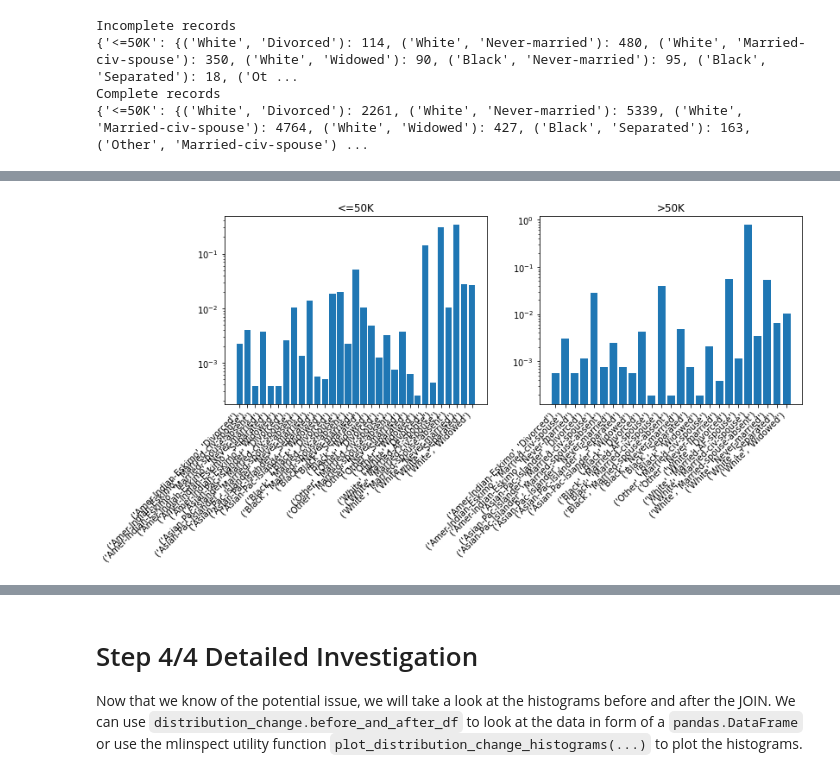
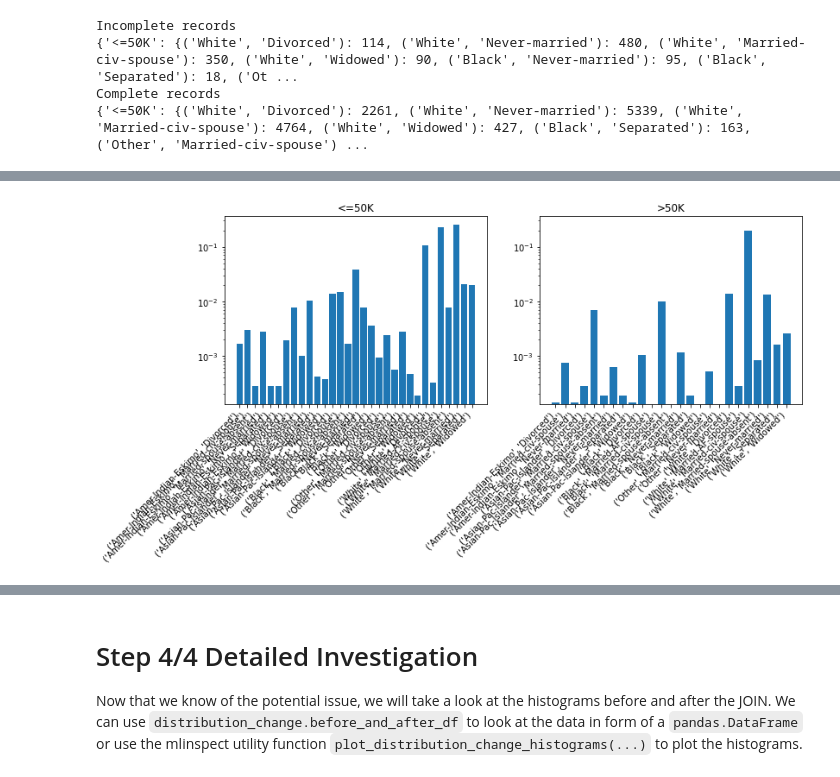
Before and after one commit to stefan-grafberger/mlinspect, a Jupyter notebook: experiments/user_interviews/example-testing-adult-pipeline.ipynb, the cells around one changed output, grey strips where cells are left out. Drawn from its saved outputs; the diff is of its cells as text; code cells hidden in the pictures.

```diff
--- a/experiments/user_interviews/example-testing-adult-pipeline.ipynb
+++ b/experiments/user_interviews/example-testing-adult-pipeline.ipynb
@@ -120,44 +120,89 @@ Complete records
 {'<=50K': {('White', 'Divorced'): 2261, ('White', 'Never-married'): 5339, ('White', 'Married-civ-spouse'): 4764, ('White', 'Widowed'): 427, ('Black', 'Separated'): 163, ('Other', 'Married-civ-spouse') ...
 # %%
 print("Incomplete records")
+sum_values = 0
 for index, label_with_histogram in enumerate(before.items()):
-    label = label_with_histogram[0]
     histogram = label_with_histogram[1]
-    histogram = collections.OrderedDict(sorted(histogram.items()))
-    pyplot.subplot(1, 2, index+1)
-    keys = [str(key) for key in histogram.keys()] # Necessary because of null values
     values = histogram.values()
-    sum_values = sum(values)
-    values = [value / sum_values for value in values]
-    pyplot.bar(keys, values)
-    pyplot.gca().set_title(label)
-    pyplot.xticks(
-        rotation=45,
-        horizontalalignment='right',
-    )
-    pyplot.yscale('log')
+    sum_values += sum(values)
+print(sum_values)
+
+label_with_histogram = list(before.items())[0]
+label = label_with_histogram[0]
+histogram = label_with_histogram[1]
+histogram = collections.OrderedDict(sorted(histogram.items()))
+ax1 = pyplot.subplot(1, 2, 1)
+keys = [str(key) for key in histogram.keys()] # Necessary because of null values
+values = histogram.values()
+values = [value / sum_values for value in values]
+pyplot.bar(keys, values)
+pyplot.gca().set_title(label)
+pyplot.xticks(
+    rotation=45,
+    horizontalalignment='right',
+)
+pyplot.yscale('log')
+
+label_with_histogram = list(before.items())[1]
+label = label_with_histogram[0]
+histogram = label_with_histogram[1]
+histogram = collections.OrderedDict(sorted(histogram.items()))
+ax2 = pyplot.subplot(1, 2, 2, sharey=ax1)
+keys = [str(key) for key in histogram.keys()] # Necessary because of null values
+values = histogram.values()
+values = [value / sum_values for value in values]
+pyplot.bar(keys, values)
+pyplot.gca().set_title(label)
+pyplot.xticks(
+    rotation=45,
+    horizontalalignment='right',
+)
+pyplot.yscale('log')
 fig = pyplot.gcf()
 fig.set_size_inches(12, 4)
 pyplot.show()
 pyplot.close()
 
 print("Complete records")
+sum_values = 0
 for index, label_with_histogram in enumerate(after.items()):
-    label = label_with_histogram[0]
     histogram = label_with_histogram[1]
-    histogram = collections.OrderedDict(sorted(histogram.items()))
-    pyplot.subplot(1, 2, index+1)
-    keys = [str(key) for key in histogram.keys()] # Necessary because of null values
     values = histogram.values()
-    sum_values = sum(values)
-    values = [value / sum_values for value in values]
-    pyplot.bar(keys, values)
-    pyplot.gca().set_title(label)
-    pyplot.xticks(
-        rotation=45,
-        horizontalalignment='right',
-    )
-    pyplot.yscale('log')
+    sum_values += sum(values)
+print(sum_values)
+
+label_with_histogram = list(after.items())[0]
+label = label_with_histogram[0]
+histogram = label_with_histogram[1]
+histogram = collections.OrderedDict(sorted(histogram.items()))
+ax1 = pyplot.subplot(1, 2, 1)
+keys = [str(key) for key in histogram.keys()] # Necessary because of null values
+values = histogram.values()
+values = [value / sum_values for value in values]
+pyplot.bar(keys, values)
+pyplot.gca().set_title(label)
+pyplot.xticks(
+    rotation=45,
+    horizontalalignment='right',
+)
+pyplot.yscale('log')
+
+label_with_histogram = list(after.items())[1]
+label = label_with_histogram[0]
+histogram = label_with_histogram[1]
+histogram = collections.OrderedDict(sorted(histogram.items()))
+ax2 = pyplot.subplot(1, 2, 2, sharey=ax1)
+keys = [str(key) for key in histogram.keys()] # Necessary because of null values
+values = histogram.values()
+values = [value / sum_values for value in values]
+pyplot.bar(keys, values)
+pyplot.gca().set_title(label)
+pyplot.xticks(
+    rotation=45,
+    horizontalalignment='right',
+)
+pyplot.yscale('log')
+
 fig = pyplot.gcf()
 fig.set_size_inches(12, 4)
 pyplot.show()
@@ -169,4 +216,4 @@ Complete records
-[figure, old version]
+[figure, new version]
 # %%
 no_bias_check_result = check_results[NoBiasIntroducedFor(["race", "sex"])]
 
```
Also changed, not shown: parts of 1 cell of this notebook.
